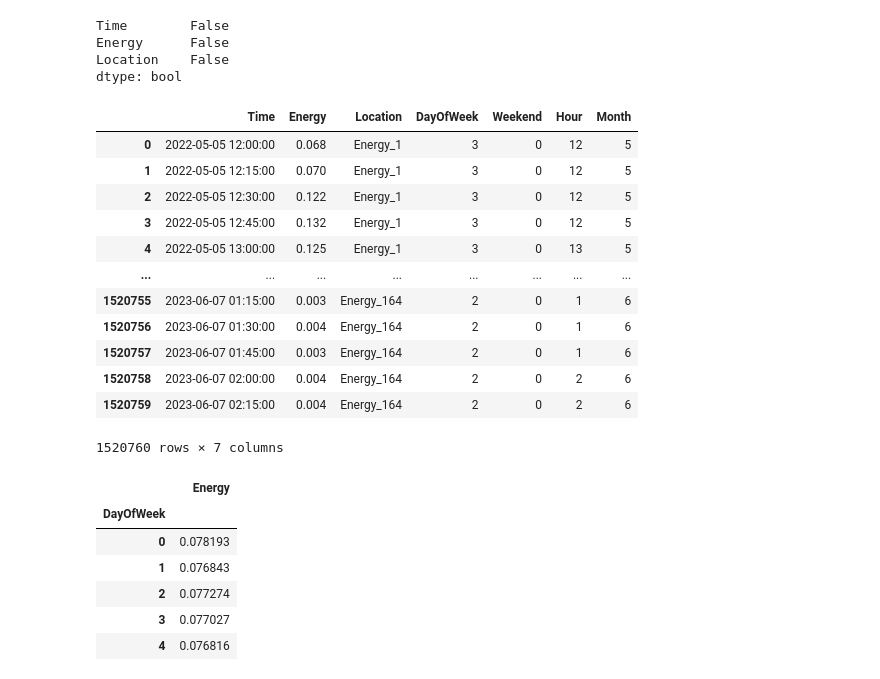
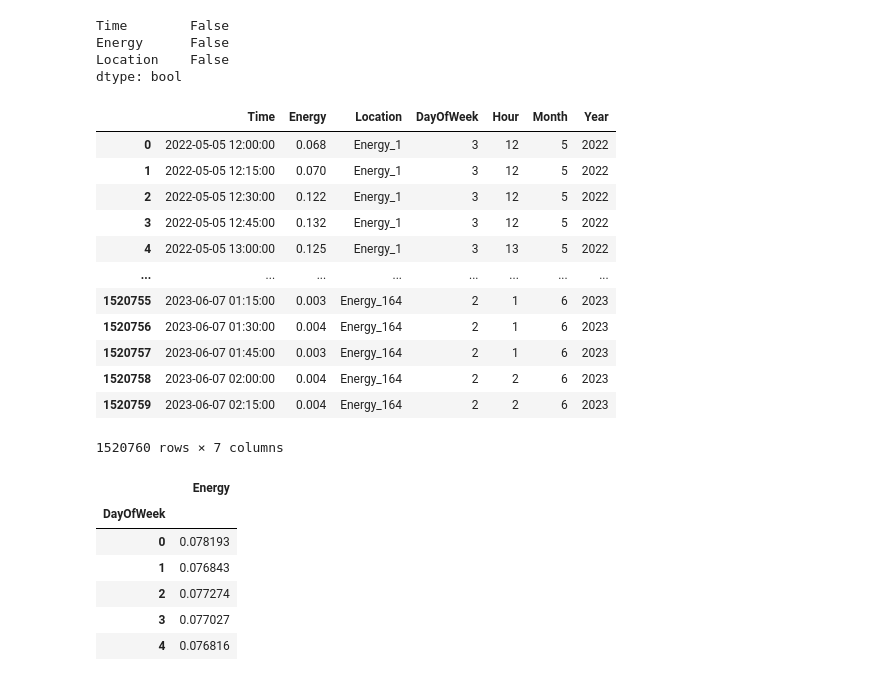
Before and after one commit to franciscomonteiro85/rec-energy-prediction-algorithm, a Jupyter notebook: notebooks/loureiro/Data_Visualization_Loureiro.ipynb, the cells around one changed output. Saved outputs shown, nothing was run; the diff lists cells and outputs as text; code cells hidden in the pictures.

```diff
--- a/notebooks/loureiro/Data_Visualization_Loureiro.ipynb
+++ b/notebooks/loureiro/Data_Visualization_Loureiro.ipynb
@@ -106,23 +106,23 @@ dtype: bool
 # %%
 df_location['Time'] = pd.to_datetime(df_location['Time'])
 df_location['DayOfWeek'] = df_location['Time'].dt.dayofweek
-df_location['Weekend'] = df_location['Time'].dt.dayofweek.isin([5, 6]).astype(int)
+df_location['Year'] = df_location['Time'].dt.year
 df_location['Hour'] = df_location['Time'].dt.hour
 df_location['Month'] = df_location['Time'].dt.month
 df_location
 # %% [output]
-|  | Time | Energy | Location | DayOfWeek | Weekend | Hour | Month |
-| 0 | 2022-05-05 12:00:00 | 0.068 | Energy_1 | 3 | 0 | 12 | 5 |
-| 1 | 2022-05-05 12:15:00 | 0.070 | Energy_1 | 3 | 0 | 12 | 5 |
-| 2 | 2022-05-05 12:30:00 | 0.122 | Energy_1 | 3 | 0 | 12 | 5 |
-| 3 | 2022-05-05 12:45:00 | 0.132 | Energy_1 | 3 | 0 | 12 | 5 |
-| 4 | 2022-05-05 13:00:00 | 0.125 | Energy_1 | 3 | 0 | 13 | 5 |
+|  | Time | Energy | Location | DayOfWeek | Hour | Month | Year |
+| 0 | 2022-05-05 12:00:00 | 0.068 | Energy_1 | 3 | 12 | 5 | 2022 |
+| 1 | 2022-05-05 12:15:00 | 0.070 | Energy_1 | 3 | 12 | 5 | 2022 |
+| 2 | 2022-05-05 12:30:00 | 0.122 | Energy_1 | 3 | 12 | 5 | 2022 |
+| 3 | 2022-05-05 12:45:00 | 0.132 | Energy_1 | 3 | 12 | 5 | 2022 |
+| 4 | 2022-05-05 13:00:00 | 0.125 | Energy_1 | 3 | 13 | 5 | 2022 |
 | ... | ... | ... | ... | ... | ... | ... | ... |
-| 1520755 | 2023-06-07 01:15:00 | 0.003 | Energy_164 | 2 | 0 | 1 | 6 |
-| 1520756 | 2023-06-07 01:30:00 | 0.004 | Energy_164 | 2 | 0 | 1 | 6 |
-| 1520757 | 2023-06-07 01:45:00 | 0.003 | Energy_164 | 2 | 0 | 1 | 6 |
-| 1520758 | 2023-06-07 02:00:00 | 0.004 | Energy_164 | 2 | 0 | 2 | 6 |
-| 1520759 | 2023-06-07 02:15:00 | 0.004 | Energy_164 | 2 | 0 | 2 | 6 |
+| 1520755 | 2023-06-07 01:15:00 | 0.003 | Energy_164 | 2 | 1 | 6 | 2023 |
+| 1520756 | 2023-06-07 01:30:00 | 0.004 | Energy_164 | 2 | 1 | 6 | 2023 |
+| 1520757 | 2023-06-07 01:45:00 | 0.003 | Energy_164 | 2 | 1 | 6 | 2023 |
+| 1520758 | 2023-06-07 02:00:00 | 0.004 | Energy_164 | 2 | 2 | 6 | 2023 |
+| 1520759 | 2023-06-07 02:15:00 | 0.004 | Energy_164 | 2 | 2 | 6 | 2023 |
 1520760 rows × 7 columns
 # %%
 df_weekly = df_location.groupby(['DayOfWeek']).mean()
```
Also changed, not shown: parts of 9 cells of this notebook, 40 other files.
